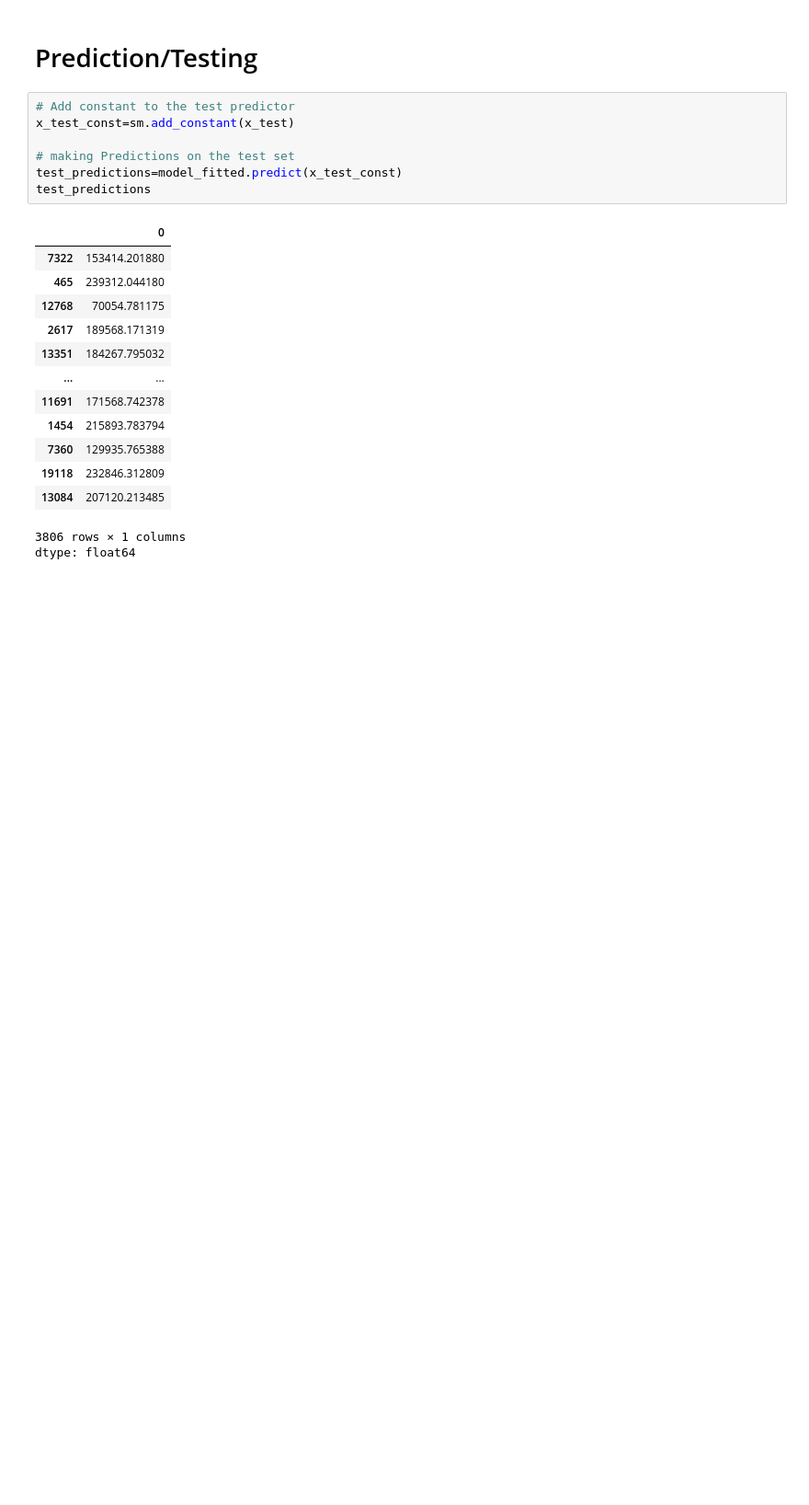
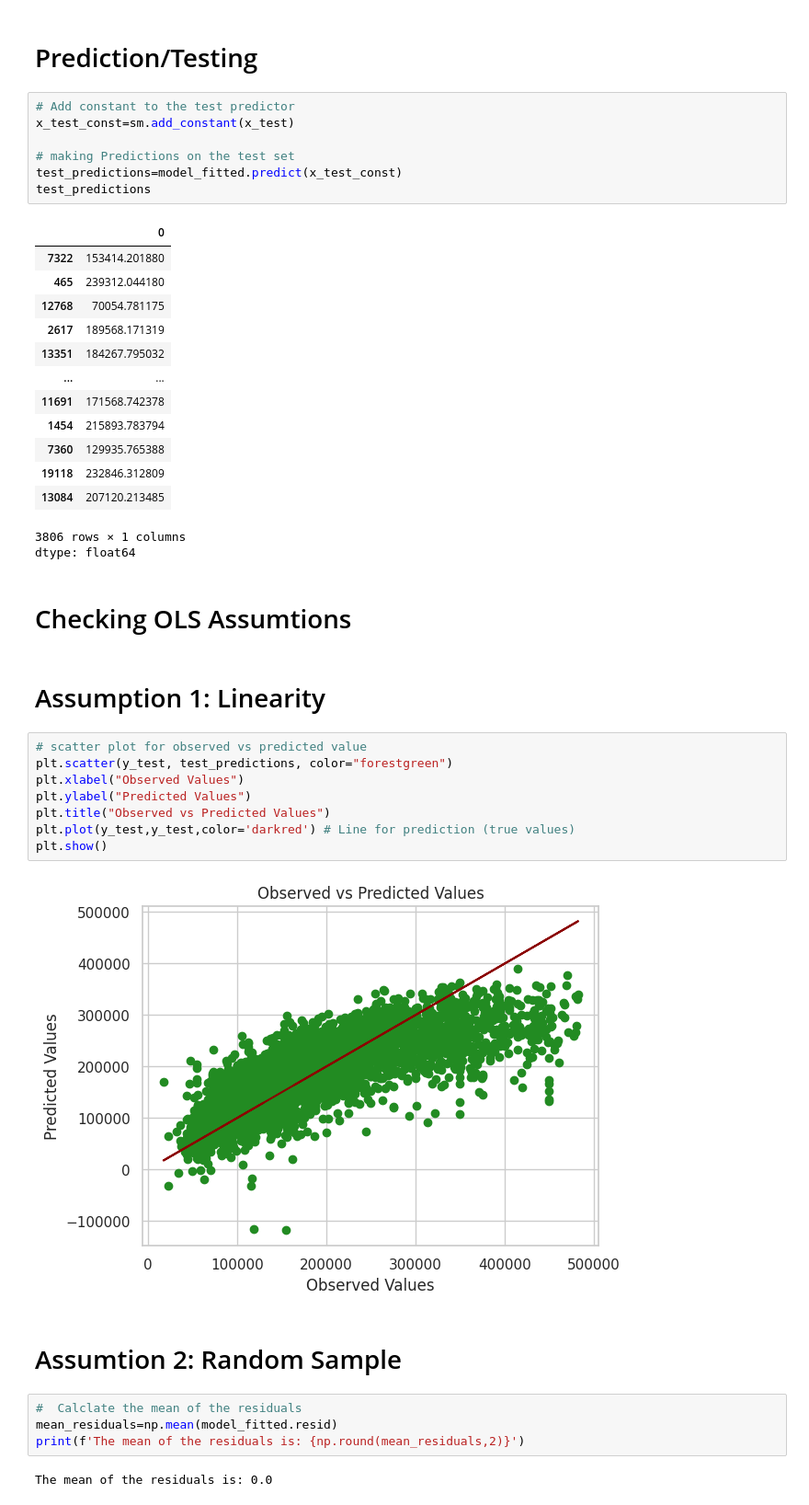
Before and after one commit to Joedharsic07/machine-learning-practice, a Jupyter notebook: Housing_dataset.ipynb, the cells around one changed output. Shown at 92% size. Cells and saved outputs as stored; diff of their text form; blank space fills up the shorter version.

```diff
--- a/Housing_dataset.ipynb
+++ b/Housing_dataset.ipynb
@@ -360,3 +360,25 @@ test_predictions
 | 13084 | 207120.213485 |
 3806 rows × 1 columns
 dtype: float64
+# %% [markdown]
+# Checking OLS Assumtions
+# %% [markdown]
+# Assumption 1: Linearity
+# %%
+# scatter plot for observed vs predicted value
+plt.scatter(y_test, test_predictions, color="forestgreen")
+plt.xlabel("Observed Values")
+plt.ylabel("Predicted Values")
+plt.title("Observed vs Predicted Values")
+plt.plot(y_test,y_test,color='darkred') # Line for prediction (true values)
+plt.show()
+# %% [output]
+[figure, added]
+# %% [markdown]
+# Assumtion 2: Random Sample
+# %%
+#  Calclate the mean of the residuals
+mean_residuals=np.mean(model_fitted.resid)
+print(f'The mean of the residuals is: {np.round(mean_residuals,2)}')
+# %% [output]
+The mean of the residuals is: 0.0
```
Also changed, not shown: parts of 11 cells of this notebook.
